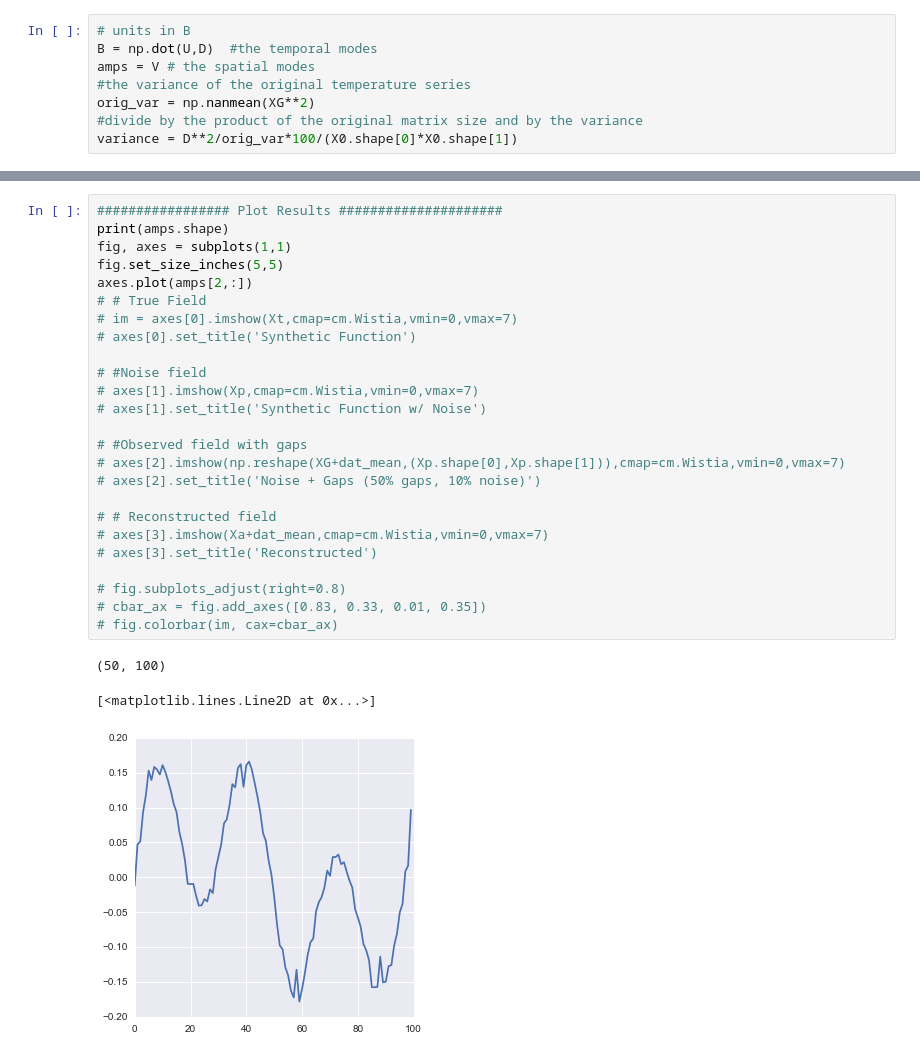
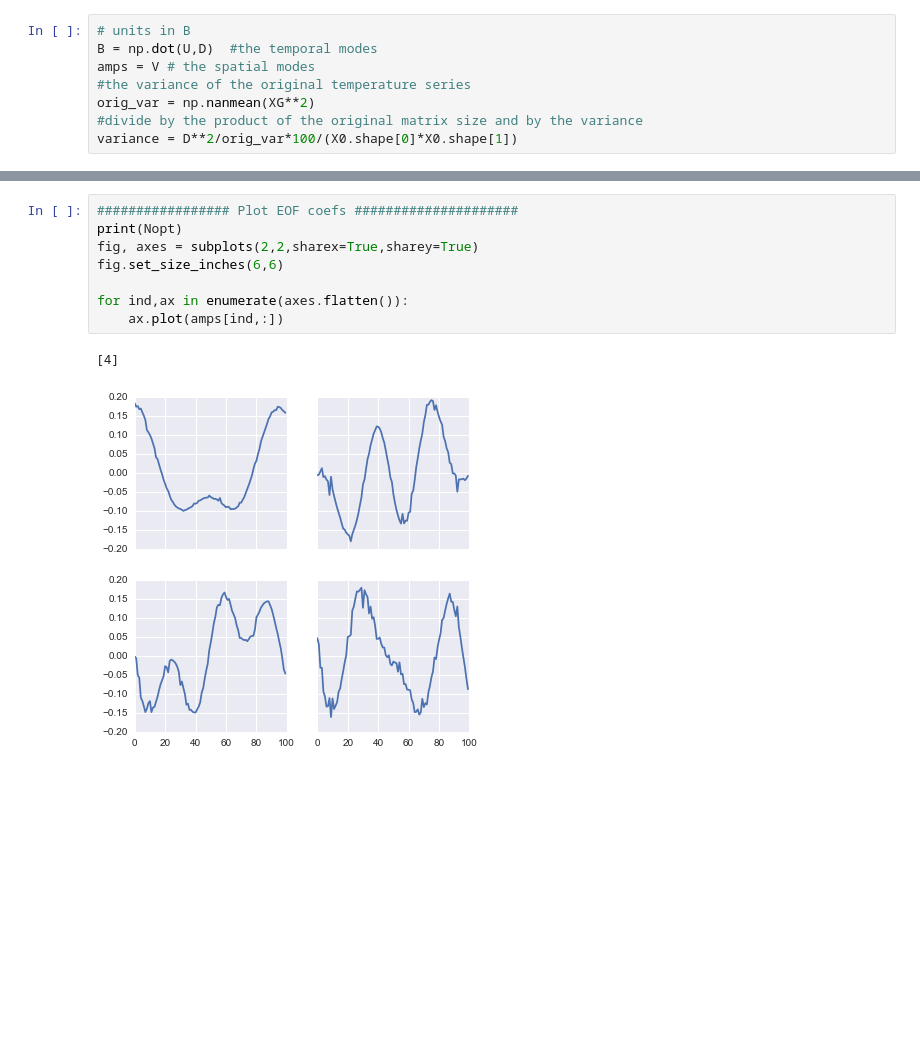
Before and after one commit to klapo/CalRad, a Jupyter notebook: naneof_BR2003.notebook.ipynb, the cells around one changed output, grey strips where cells are left out. Cells and saved outputs as stored; diff of their text form; blank space fills up the shorter version.

```diff
--- a/naneof_BR2003.notebook.ipynb
+++ b/naneof_BR2003.notebook.ipynb
@@ -235,29 +235,11 @@ fig.colorbar(im, cax=cbar_ax)
-# %%
-################# Plot Results #####################
-print(amps.shape)
-fig, axes = subplots(1,1)
-fig.set_size_inches(5,5)
-axes.plot(amps[2,:])
-# # True Field
-# im = axes[0].imshow(Xt,cmap=cm.Wistia,vmin=0,vmax=7)
-# axes[0].set_title('Synthetic Function')
-
-# #Noise field
-# axes[1].imshow(Xp,cmap=cm.Wistia,vmin=0,vmax=7)
-# axes[1].set_title('Synthetic Function w/ Noise')
-
-# #Observed field with gaps
-# axes[2].imshow(np.reshape(XG+dat_mean,(Xp.shape[0],Xp.shape[1])),cmap=cm.Wistia,vmin=0,vmax=7)
-# axes[2].set_title('Noise + Gaps (50% gaps, 10% noise)')
-
-# # Reconstructed field
-# axes[3].imshow(Xa+dat_mean,cmap=cm.Wistia,vmin=0,vmax=7)
-# axes[3].set_title('Reconstructed')
-
-# fig.subplots_adjust(right=0.8)
-# cbar_ax = fig.add_axes([0.83, 0.33, 0.01, 0.35])
-# fig.colorbar(im, cax=cbar_ax)
-# %% [output]
-(50, 100)
-[<matplotlib.lines.Line2D at 0x...>]
-[figure, removed]
+# %%
+################# Plot EOF coefs #####################
+print(Nopt)
+fig, axes = subplots(2,2,sharex=True,sharey=True)
+fig.set_size_inches(6,6)
+
+for ind,ax in enumerate(axes.flatten()):
+    ax.plot(amps[ind,:])
+# %% [output]
+[4]
+[figure, added]
```
Also changed, not shown: parts of 4 cells of this notebook.
